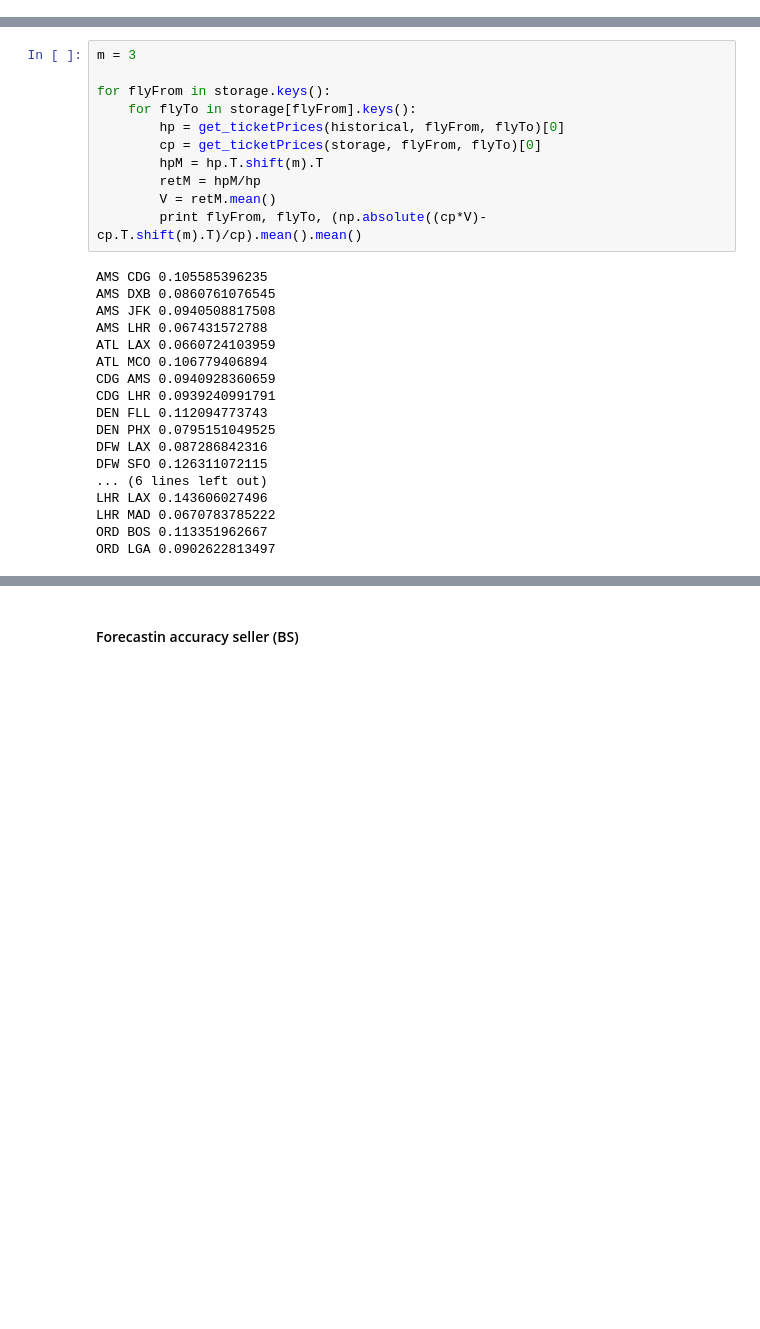
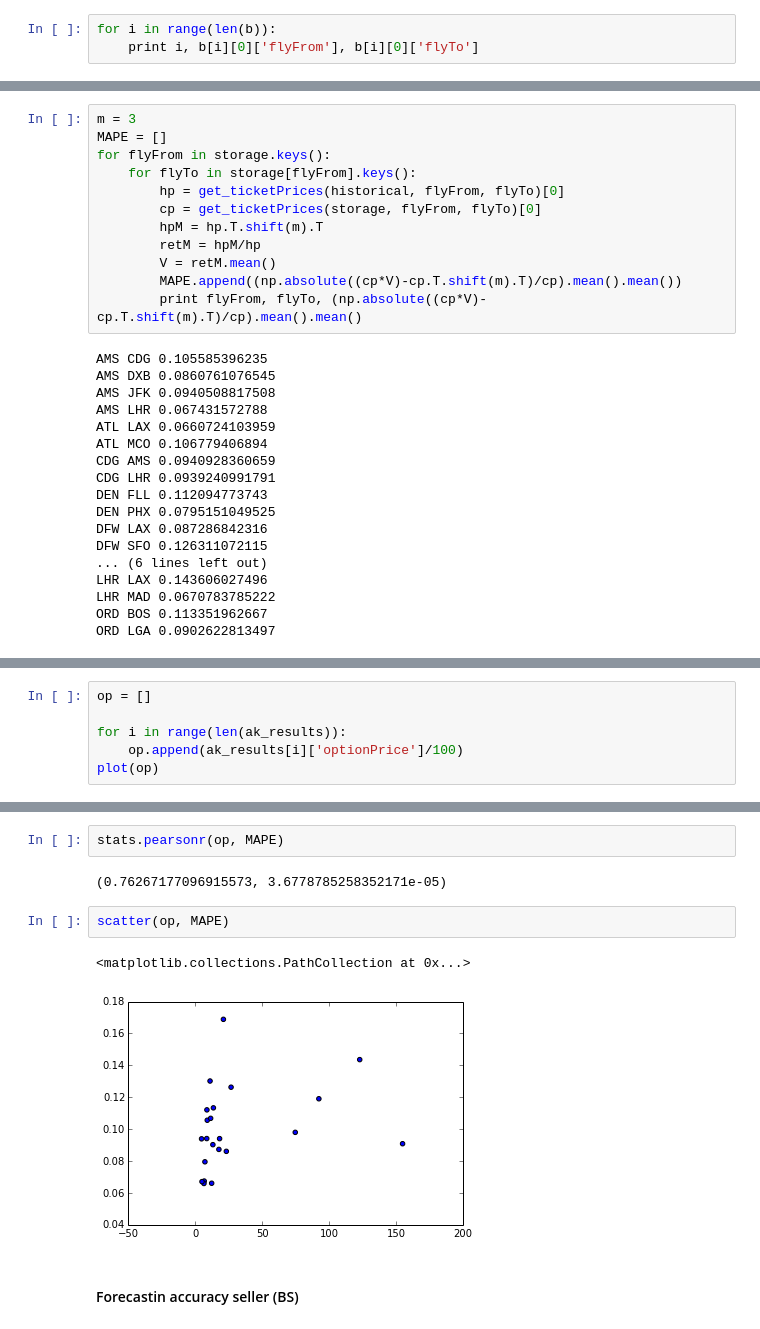
Before and after one commit to vankempen/Thesis, a Jupyter notebook: Simulation/Simulation.ipynb, the cells around one changed output, grey strips where cells are left out. Drawn from its saved outputs; the diff is of its cells as text; blank space fills up the shorter version.

```diff
--- a/Simulation/Simulation.ipynb
+++ b/Simulation/Simulation.ipynb
@@ -250,0 +293,3 @@ print run_allSimulation(get_sellerWTA_foreknowledge, get_customerWTP, allKnowing
+# %%
+for i in range(len(b)):
+    print i, b[i][0]['flyFrom'], b[i][0]['flyTo']
@@ -395,7 +565,7 @@ print np.array(amsjfk.values[251,:5], dtype=np.uint32)
 #### Forecasting accuracy customer (MAPE)
 # %%
 m = 3
-
+MAPE = []
 for flyFrom in storage.keys():
     for flyTo in storage[flyFrom].keys():
         hp = get_ticketPrices(historical, flyFrom, flyTo)[0]
@@ -403,6 +573,7 @@ for flyFrom in storage.keys():
         hpM = hp.T.shift(m).T
         retM = hpM/hp
         V = retM.mean()
+        MAPE.append((np.absolute((cp*V)-cp.T.shift(m).T)/cp).mean().mean())
         print flyFrom, flyTo, (np.absolute((cp*V)-cp.T.shift(m).T)/cp).mean().mean()
 # %% [output]
 AMS CDG 0.105585396235
@@ -424,0 +600,6 @@ ORD LGA 0.0902622813497
+# %%
+op = []
+
+for i in range(len(ak_results)):
+    op.append(ak_results[i]['optionPrice']/100)
+plot(op)
@@ -425,3 +612,12 @@ ORD LGA 0.0902622813497
+# %%
+stats.pearsonr(op, MAPE)
+# %% [output]
+(0.76267177096915573, 3.6778785258352171e-05)
+# %%
+scatter(op, MAPE)
+# %% [output]
+<matplotlib.collections.PathCollection at 0x...>
+[figure, added]
 # %% [markdown]
 #### Forecastin accuracy seller (BS)
 # %%
```
Also changed, not shown: parts of 24 cells of this notebook, 8 other files.
